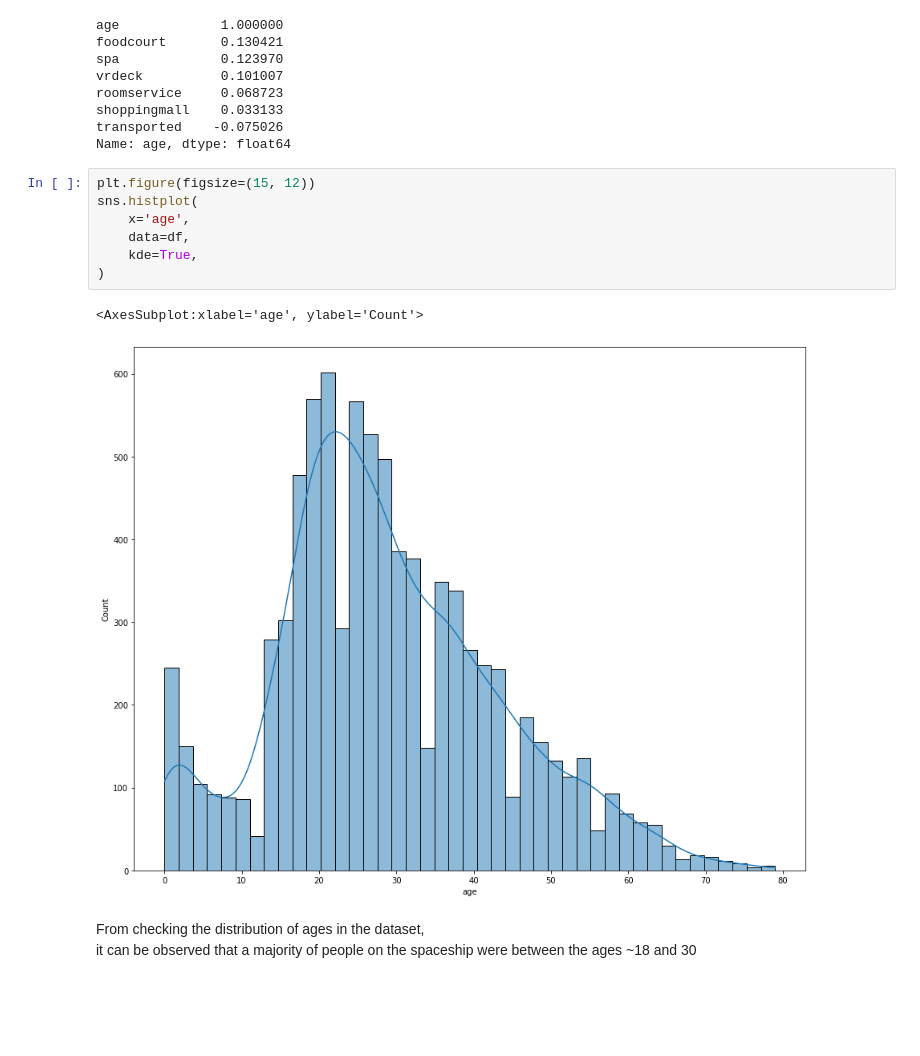
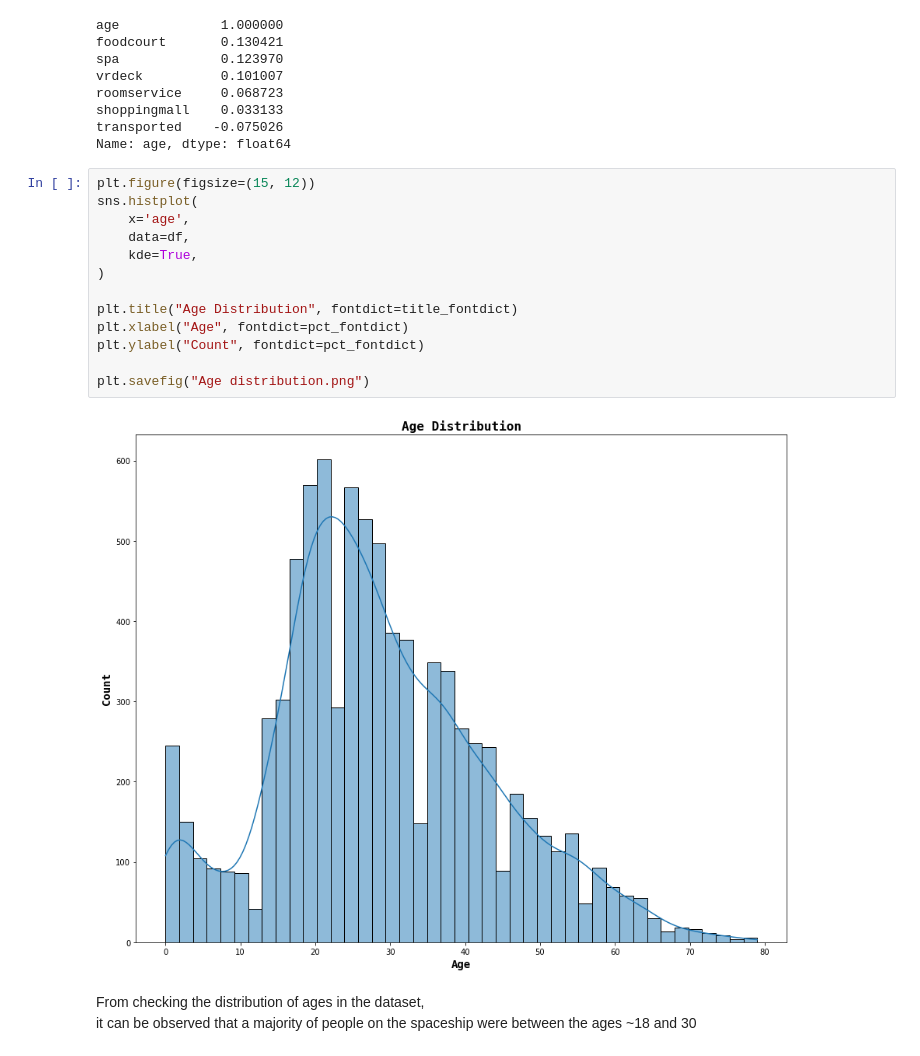
Before and after one commit to XVI-IX/spaceship_titanic, a Jupyter notebook: spaceship.ipynb, the cells around one changed output. Drawn from its saved outputs; the diff is of its cells as text; blank space fills up the shorter version.

```diff
--- a/spaceship.ipynb
+++ b/spaceship.ipynb
@@ -257,13 +257,18 @@ Name: age, dtype: float64
 # %%
 plt.figure(figsize=(15, 12))
 sns.histplot(
     x='age',
     data=df,
     kde=True,
 )
+
+plt.title("Age Distribution", fontdict=title_fontdict)
+plt.xlabel("Age", fontdict=pct_fontdict)
+plt.ylabel("Count", fontdict=pct_fontdict)
+
+plt.savefig("Age distribution.png")
 # %% [output]
-<AxesSubplot:xlabel='age', ylabel='Count'>
-[figure, old version]
+[figure, new version]
 # %% [markdown]
 From checking the distribution of ages in the dataset, <br> it can be observed that a majority of people on the spaceship were between the ages ~18 and 30
 # %%
```
Also changed, not shown: parts of 30 cells of this notebook, 22 other files.
